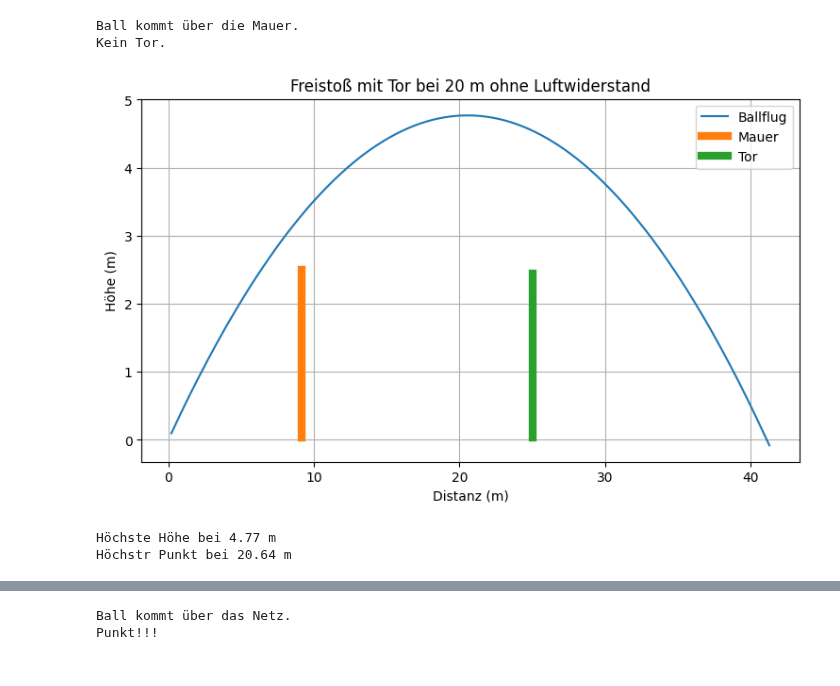
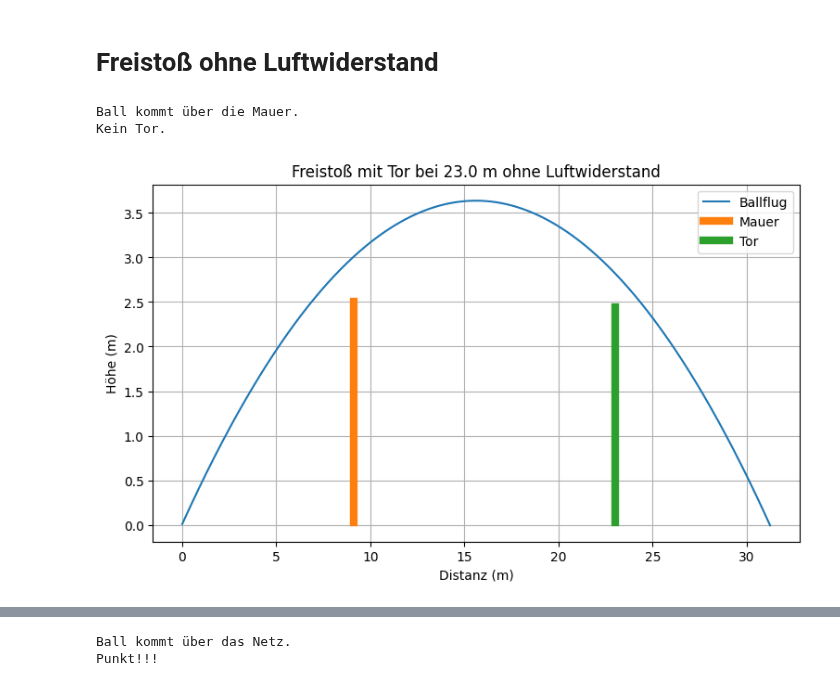
Before and after one commit to Eray-hgs/TG12-3, a Jupyter notebook: Seminarkurs/MagnusEffekt.ipynb, the cells around one changed output, grey strips where cells are left out. Cells and saved outputs as stored; diff of their text form; code cells hidden in the pictures.

```diff
--- a/Seminarkurs/MagnusEffekt.ipynb
+++ b/Seminarkurs/MagnusEffekt.ipynb
@@ -217,3 +1,5 @@ Kein Tor.
+# %% [markdown]
+# Freistoß ohne Luftwiderstand
 # %%
 import numpy as np
 import matplotlib.pyplot as plt
@@ -221,35 +7,38 @@ import matplotlib.pyplot as plt
 # -----------------------------
 # Konstanten
 # -----------------------------
+
 g = 9.81    # Erdbeschleunigung in m/s^2
 dichteLuft = 0   # Dichte der Luft in kg/m^3
 lwBeiwert = 0.2   # Luftwiderstandsbeiwert für einen runden Ball
-Cl = 0.2    # Magnus-Koeffizient (nicht perfekt glatt)
+Cl = 0.2    # Auftriebsbeiwert (nicht perfekt glatt)
 r = 0.11    # Radius des Balls in m
 A = np.pi * r**2    # Querschnittsfläche des Balls
 m = 0.43    # Masse des Balls in kg
 
+# ----------------------------------------------------------------------
+# Freistoß werte variabel zum eintellen
+# ---------------------------------------------------------------------
+
+v0 = 20     # Anfangsgeschwindigkeit in m/s
+winkel = 25 # Abschusswinkel in Grad
+spin = 5   # Positiver Wert = Backspin, Negativer Wert = Topspin
+
 # -----------------------------
-# Spielfeld
+# Spielfeld in m
 # -----------------------------
+
 mauer_x = 9.15
 mauer_h = 2.50
 
-FeldEnde = 25.0
+tor_x = 23.0
 tor_h = 2.44
 
-# ----------------------------------------------------------------------
-# Freistoß werte variabel zum eintellen
-# ---------------------------------------------------------------------
-v0 = 23
-winkel = 25
-spin = 10           # Backspin
-dt = 0.01
-dichteLuft = 0      # Dichte der Luft in kg/m^3
-lwBeiwert = 0.0     # Luftwiderstandsbeiwert für einen runden Ball
+#---------------------------------
+# Berechnung von
+#---------------------------------
 
-winkel_rad = np.radians(winkel)
-
+winkel_rad = np.radians(winkel)             # Umrechnung des Winkels von Grad in Bogenmaß weil trigonometrische Funktionen in Python Bogenmaß erwarten
 v = np.array([v0*np.cos(winkel_rad), v0*np.sin(winkel_rad)])    # Anfangsgeschwindigkeit in x- und y-Richtung
 pos = np.array([0.0, 0.0])  # Startposition des Balls
 
@@ -257,18 +46,23 @@ positionen = [] # Liste für die Positionen des Balls
 ueber_mauer = False
 im_tor = False
 
+
+
 # -----------------------------
 # Simulation
 # -----------------------------
-while pos[1] >= 0:      # Solange der Ball den Boden nicht erreicht hat und nicht zu weit über das Tor hinausfliegt
-    gesamtgeschwindigkeit = np.linalg.norm(v)   # Betrag der Geschwindigkeit; np.linalg.norm(v) = Länge des Geschwindigkeitsvektors v
 
-    F_drag = -0.5 * dichteLuft * lwBeiwert * A * gesamtgeschwindigkeit * v    # Luftwiderstand
+dt = 0.001
+
+while pos[1] >= 0: # and pos[0] <= tor_x + 1:       Solange der Ball den Boden nicht erreicht hat und nicht zu weit über das Tor hinausfliegt
+    v_ges = np.linalg.norm(v)   # Betrag der Geschwindigkeit; np.linalg.norm(v) = Länge des Geschwindigkeitsvektors v
+
+    F_lw = -0.5 * dichteLuft * lwBeiwert * A * v_ges * v    # Luftwiderstand
 
     F_magnus = 0.5 * dichteLuft * Cl * A * np.array([ -spin * v[1],spin * v[0]]) # Magnus-Kraft, basierend auf der Rotation des Balls
 
-    F_gravity = np.array([0, -m*g])             # Schwerkraft
-    a = (F_drag + F_magnus + F_gravity) / m     # Gesamtkraft pro Masse = Beschleunigung
+    F_g = np.array([0, -m*g])             # Schwerkraft
+    a = (F_lw + F_magnus +    F_g) / m     # Gesamtkraft pro Masse = Beschleunigung
 
     v += a * dt                     # Geschwindigkeit aktualisieren
     pos += v * dt                   # Position aktualisieren
@@ -279,7 +73,7 @@ while pos[1] >= 0:      # Solange der Ball den Boden nicht erreicht hat und nich
         ueber_mauer = True
 
     # Prüfen: im Tor?
-    if abs(pos[0] - FeldEnde) < 0.05 and 0 < pos[1] < tor_h:
+    if abs(pos[0] - tor_x) < 0.05 and 0 < pos[1] < tor_h:
         im_tor = True
 
 positionen = np.array(positionen)
@@ -289,38 +83,33 @@ positionen = np.array(positionen)
 # -----------------------------
 if ueber_mauer:
     print("Ball kommt über die Mauer.")
 else:
     print("Ball bleibt in der Mauer hängen.")
 
 if im_tor and ueber_mauer:
     print("TOR!!!")
 else:
     print("Kein Tor.")
 
 # -----------------------------
 # Plot
 # -----------------------------
 plt.figure(figsize=(9,5))
 plt.plot(positionen[:,0], positionen[:,1], label="Ballflug")
 
 # Mauer
 plt.plot([mauer_x, mauer_x], [0.03, mauer_h], linewidth=6, label="Mauer")
 
 # Tor
-plt.plot([FeldEnde, FeldEnde], [0.03, tor_h], linewidth=6, label="Tor")
+plt.plot([tor_x, tor_x], [0.03, tor_h], linewidth=6, label="Tor")
 
 plt.xlabel("Distanz (m)")
 plt.ylabel("Höhe (m)")
-plt.title("Freistoß mit Tor bei 20 m ohne Luftwiderstand")
+plt.title("Freistoß mit Tor bei 23.0 m ohne Luftwiderstand")
 plt.legend()
 plt.grid()
 plt.show()
-
-print("Höchste Höhe bei {:.2f} m".format(np.max(positionen[:,1])))
-print("Höchstr Punkt bei {:.2f} m".format(positionen[np.argmax(positionen[:,1]),0]))
 # %% [output]
 Ball kommt über die Mauer.
 Kein Tor.
-[figure, old version]
+[figure, new version]
-Höchste Höhe bei 4.77 m
-Höchstr Punkt bei 20.64 m
```
Also changed, not shown: parts of 5 cells of this notebook.
